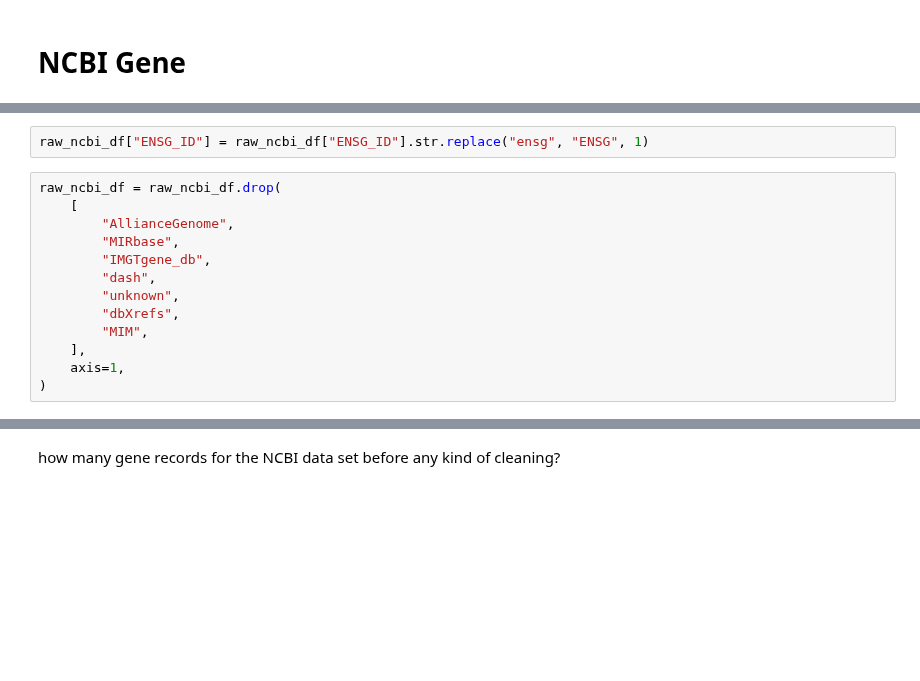
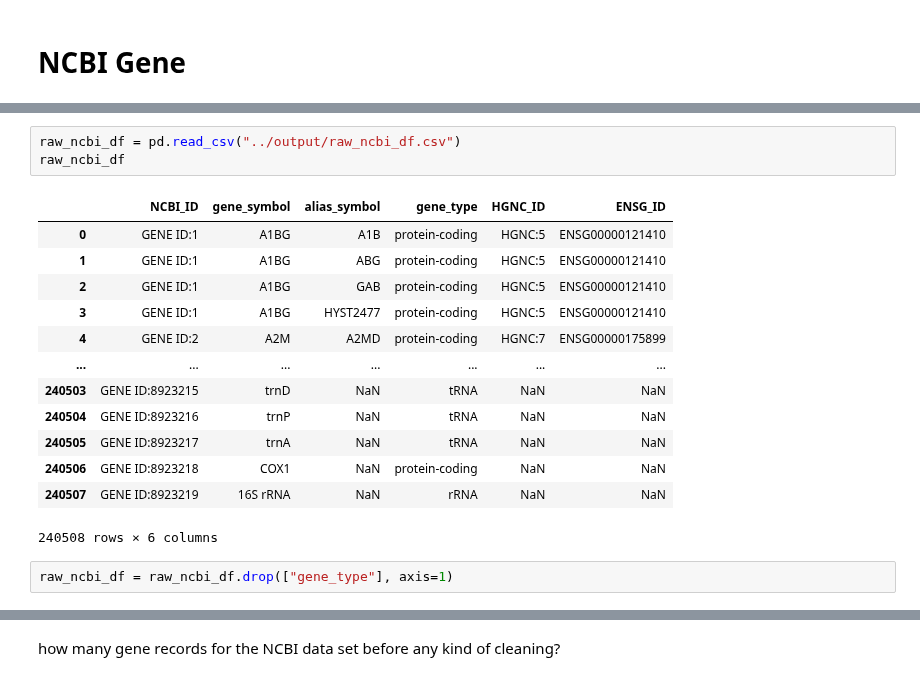
Before and after one commit to cancervariants/gene-harmony-analysis, a Jupyter notebook: analysis/1_alias_primary_collision_analysis.ipynb, the cells around one changed output, grey strips where cells are left out. Cells and saved outputs as stored; diff of their text form; blank space fills up the shorter version.

```diff
--- a/analysis/1_alias_primary_collision_analysis.ipynb
+++ b/analysis/1_alias_primary_collision_analysis.ipynb
@@ -945,15 +786,19 @@ Setting an item of incompatible dtype is deprecated and will raise an error in a
-# %%
-raw_ncbi_df["ENSG_ID"] = raw_ncbi_df["ENSG_ID"].str.replace("ensg", "ENSG", 1)
+# %%
+raw_ncbi_df = pd.read_csv("../output/raw_ncbi_df.csv")
+raw_ncbi_df
+# %% [output]
+|  | NCBI_ID | gene_symbol | alias_symbol | gene_type | HGNC_ID | ENSG_ID |
+| 0 | GENE ID:1 | A1BG | A1B | protein-coding | HGNC:5 | ENSG00000121410 |
+| 1 | GENE ID:1 | A1BG | ABG | protein-coding | HGNC:5 | ENSG00000121410 |
+| 2 | GENE ID:1 | A1BG | GAB | protein-coding | HGNC:5 | ENSG00000121410 |
+| 3 | GENE ID:1 | A1BG | HYST2477 | protein-coding | HGNC:5 | ENSG00000121410 |
+| 4 | GENE ID:2 | A2M | A2MD | protein-coding | HGNC:7 | ENSG00000175899 |
+| ... | ... | ... | ... | ... | ... | ... |
+| 240503 | GENE ID:8923215 | trnD | NaN | tRNA | NaN | NaN |
+| 240504 | GENE ID:8923216 | trnP | NaN | tRNA | NaN | NaN |
+| 240505 | GENE ID:8923217 | trnA | NaN | tRNA | NaN | NaN |
+| 240506 | GENE ID:8923218 | COX1 | NaN | protein-coding | NaN | NaN |
+| 240507 | GENE ID:8923219 | 16S rRNA | NaN | rRNA | NaN | NaN |
+240508 rows × 6 columns
 # %%
-raw_ncbi_df = raw_ncbi_df.drop(
-    [
-        "AllianceGenome",
-        "MIRbase",
-        "IMGTgene_db",
-        "dash",
-        "unknown",
-        "dbXrefs",
-        "MIM",
-    ],
-    axis=1,
-)
+raw_ncbi_df = raw_ncbi_df.drop(["gene_type"], axis=1)
```
Also changed, not shown: parts of 24 cells of this notebook, 12 other files.
